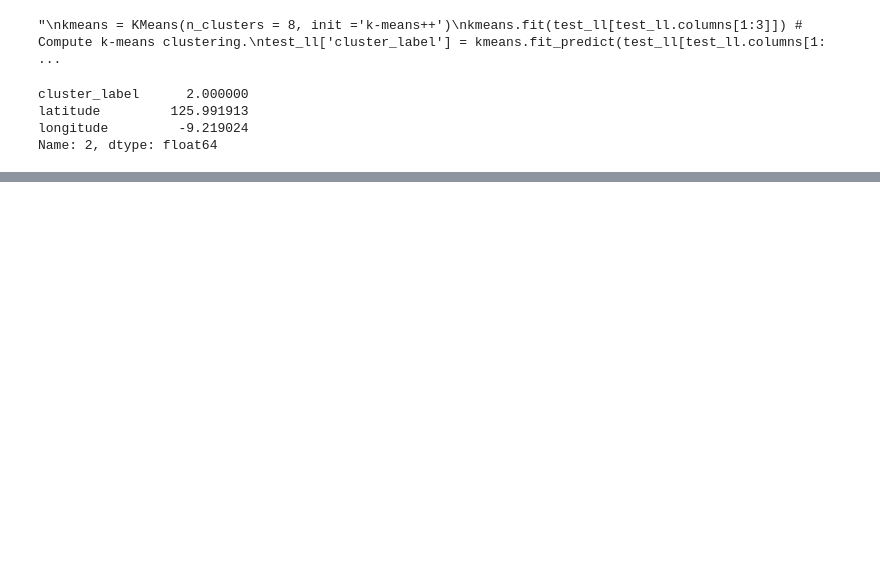
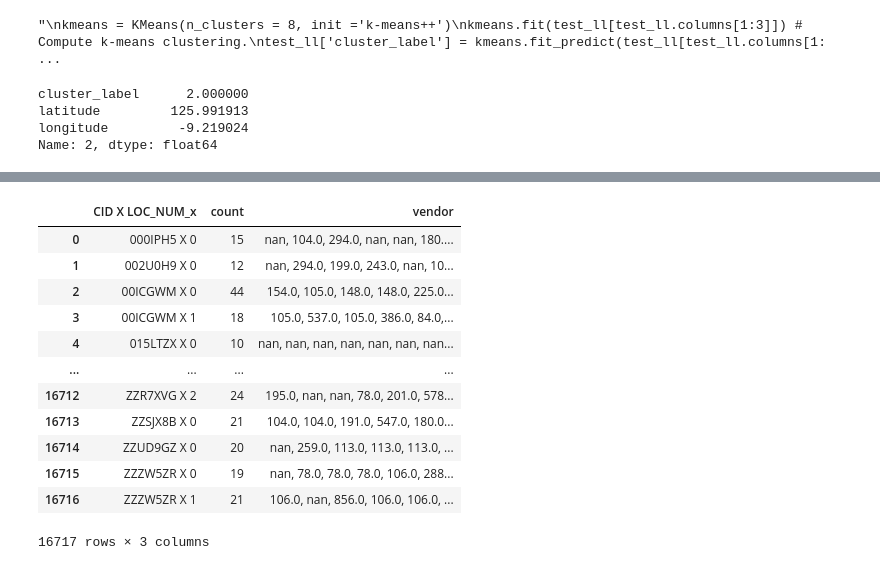
Before and after one commit to ritkumar10/RohanIntern, a Jupyter notebook: Distance_Calculations_v1.1.ipynb, the cells around one changed output, grey strips where cells are left out. Saved outputs shown, nothing was run; the diff lists cells and outputs as text; code cells hidden in the pictures; blank space fills up the shorter version.

```diff
--- a/Distance_Calculations_v1.1.ipynb
+++ b/Distance_Calculations_v1.1.ipynb
@@ -1268,0 +1175,26 @@ near_neighbor1 = reduce_mem_usage(near_neighbor1)
+# %%
+cv1=cv[['CID X LOC_NUM_y','vendor_id']]
+near_neighbor3=near_neighbor2[['CID X LOC_NUM_x','CID X LOC_NUM_y']]
+near_neighbor3 =pd.merge(near_neighbor3, cv1, on ='CID X LOC_NUM_y', how ='left')
+near_neighbor3=near_neighbor3.drop(columns='CID X LOC_NUM_y')
+custid=pd.Series(near_neighbor3['CID X LOC_NUM_x'])
+venid=pd.Series(near_neighbor3['vendor_id'])
+bv2=pd.DataFrame({'CID X LOC_NUM_x':custid,'vendor':venid})
+bv2['vendor']=bv2['vendor'].apply(str)
+fbv2=(bv2.groupby('CID X LOC_NUM_x').vendor.agg([('count', 'count'), ('vendor', ', '.join)])
+   .reset_index())
+fbv2
+# %% [output]
+|  | CID X LOC_NUM_x | count | vendor |
+| 0 | 000IPH5 X 0 | 15 | nan, 104.0, 294.0, nan, nan, 180.... |
+| 1 | 002U0H9 X 0 | 12 | nan, 294.0, 199.0, 243.0, nan, 10... |
+| 2 | 00ICGWM X 0 | 44 | 154.0, 105.0, 148.0, 148.0, 225.0... |
+| 3 | 00ICGWM X 1 | 18 | 105.0, 537.0, 105.0, 386.0, 84.0,... |
+| 4 | 015LTZX X 0 | 10 | nan, nan, nan, nan, nan, nan, nan... |
+| ... | ... | ... | ... |
+| 16712 | ZZR7XVG X 2 | 24 | 195.0, nan, nan, 78.0, 201.0, 578... |
+| 16713 | ZZSJX8B X 0 | 21 | 104.0, 104.0, 191.0, 547.0, 180.0... |
+| 16714 | ZZUD9GZ X 0 | 20 | nan, 259.0, 113.0, 113.0, 113.0, ... |
+| 16715 | ZZZW5ZR X 0 | 19 | nan, 78.0, 78.0, 78.0, 106.0, 288... |
+| 16716 | ZZZW5ZR X 1 | 21 | 106.0, nan, 856.0, 106.0, 106.0, ... |
+16717 rows × 3 columns
```
Also changed, not shown: parts of 32 cells of this notebook.
